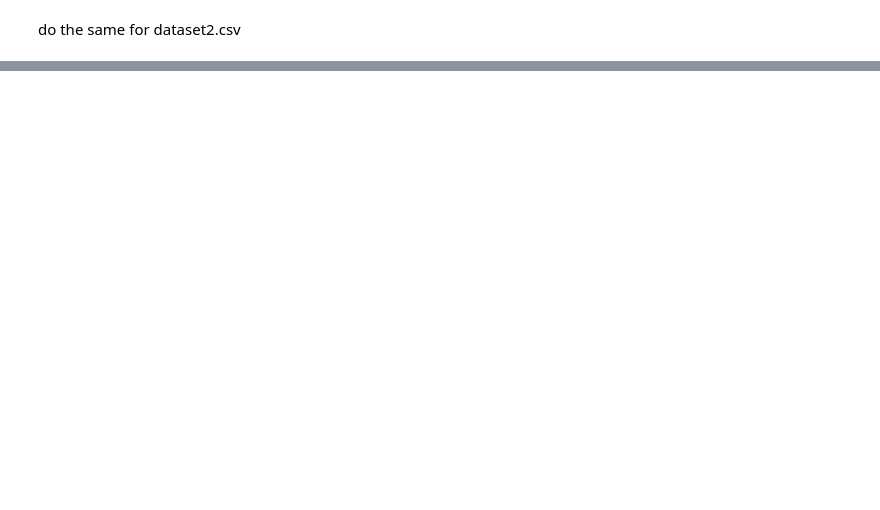
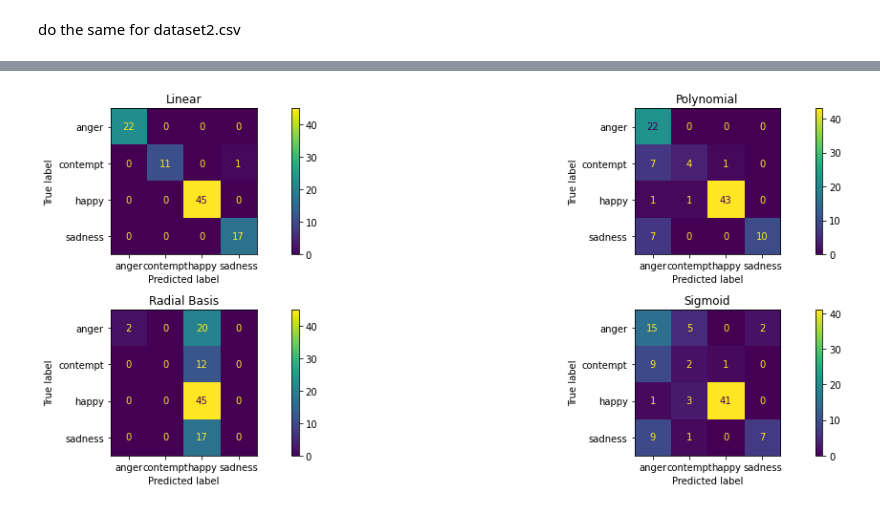
Before and after one commit to StevenW1999/MinorAI, a Jupyter notebook: SVM.ipynb, the cells around one changed output, grey strips where cells are left out. Cells and saved outputs as stored; diff of their text form; code cells hidden in the pictures; blank space fills up the shorter version.

```diff
--- a/SVM.ipynb
+++ b/SVM.ipynb
@@ -104,0 +198,13 @@ Accuracy Sigmoid Kernel:  0.46875
+# %%
+fig, axList = plt.subplots(nrows=2, ncols=2)
+axList = axList.flatten()
+fig.set_size_inches(18, 6)
+
+for ax,label,model in zip(axList, labels, models2):
+    plot_confusion_matrix(model, X_test2, y_test_true2, ax=ax)
+    ax.set(title=label)
+
+
+plt.tight_layout()
+# %% [output]
+[figure, added]
```
Also changed, not shown: parts of 16 cells of this notebook, 15 other files.
